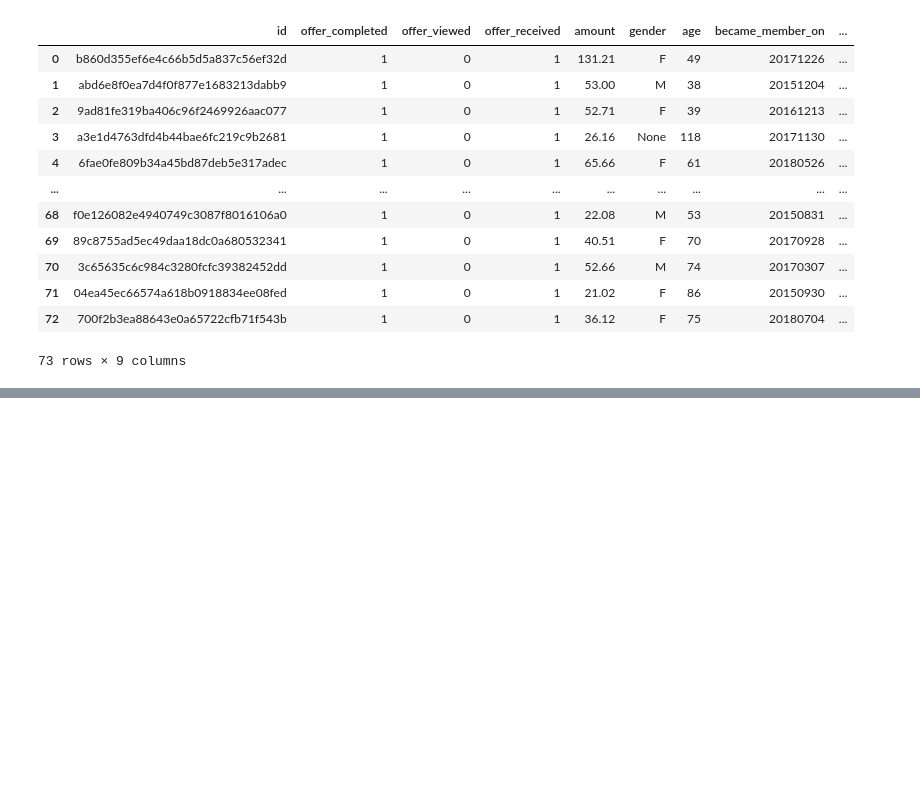
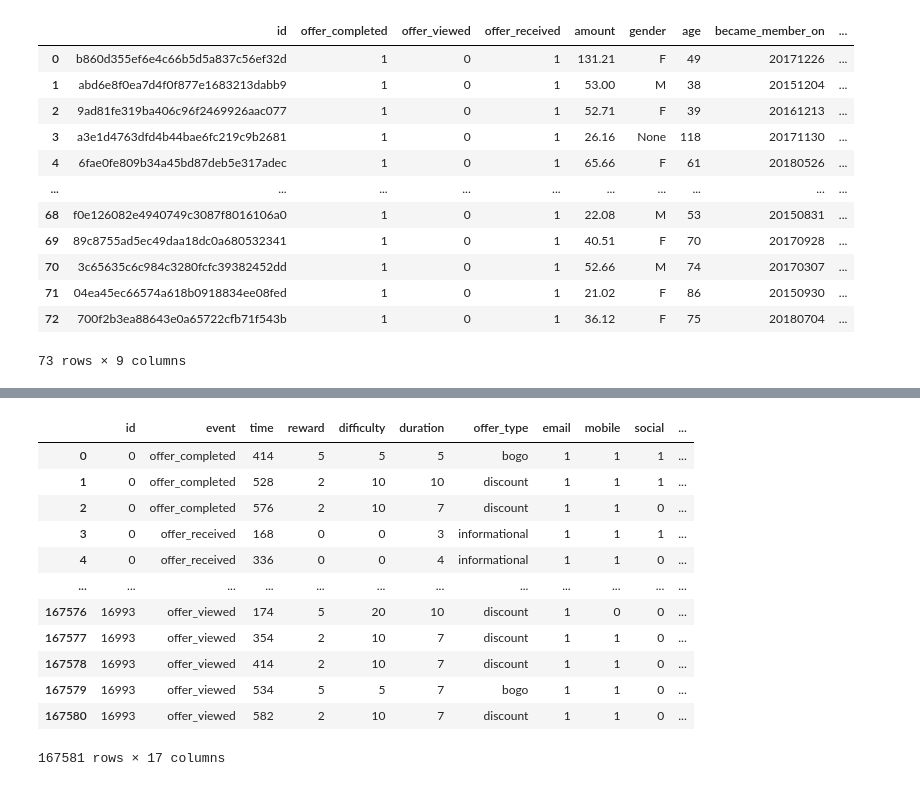
Before and after one commit to DanHerman212/starbucks_project, a Jupyter notebook: Starbucks_Capstone_notebook.ipynb, the cells around one changed output, grey strips where cells are left out. Cells and saved outputs as stored; diff of their text form; code cells hidden in the pictures; blank space fills up the shorter version.

```diff
--- a/Starbucks_Capstone_notebook.ipynb
+++ b/Starbucks_Capstone_notebook.ipynb
@@ -414,0 +440,19 @@ pd.pivot_table(customer_snapshot, index='offer_type', values='amount', aggfunc='
+# %%
+# factorize id column
+offers['id'] = pd.factorize(offers['id'])[0]
+
+offers
+# %% [output]
+|  | id | event | time | reward | difficulty | duration | offer_type | email | mobile | social | ... |
+| 0 | 0 | offer_completed | 414 | 5 | 5 | 5 | bogo | 1 | 1 | 1 | ... |
+| 1 | 0 | offer_completed | 528 | 2 | 10 | 10 | discount | 1 | 1 | 1 | ... |
+| 2 | 0 | offer_completed | 576 | 2 | 10 | 7 | discount | 1 | 1 | 0 | ... |
+| 3 | 0 | offer_received | 168 | 0 | 0 | 3 | informational | 1 | 1 | 1 | ... |
+| 4 | 0 | offer_received | 336 | 0 | 0 | 4 | informational | 1 | 1 | 0 | ... |
+| ... | ... | ... | ... | ... | ... | ... | ... | ... | ... | ... | ... |
+| 167576 | 16993 | offer_viewed | 174 | 5 | 20 | 10 | discount | 1 | 0 | 0 | ... |
+| 167577 | 16993 | offer_viewed | 354 | 2 | 10 | 7 | discount | 1 | 1 | 0 | ... |
+| 167578 | 16993 | offer_viewed | 414 | 2 | 10 | 7 | discount | 1 | 1 | 0 | ... |
+| 167579 | 16993 | offer_viewed | 534 | 5 | 5 | 7 | bogo | 1 | 1 | 0 | ... |
+| 167580 | 16993 | offer_viewed | 582 | 2 | 10 | 7 | discount | 1 | 1 | 0 | ... |
+167581 rows × 17 columns
```
Also changed, not shown: parts of 9 cells of this notebook, 1 other file.
